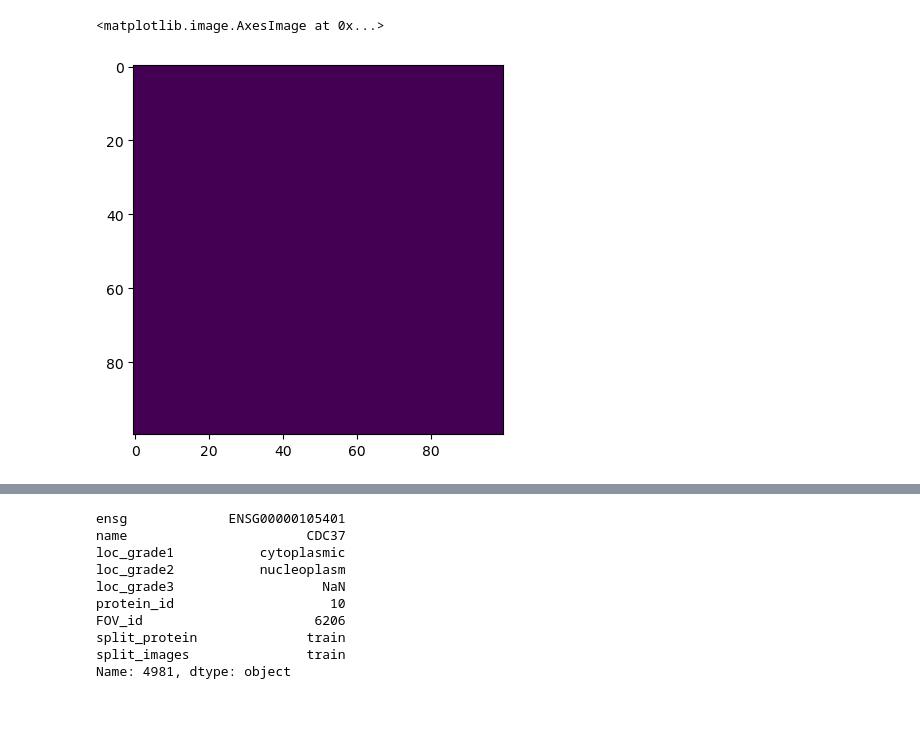
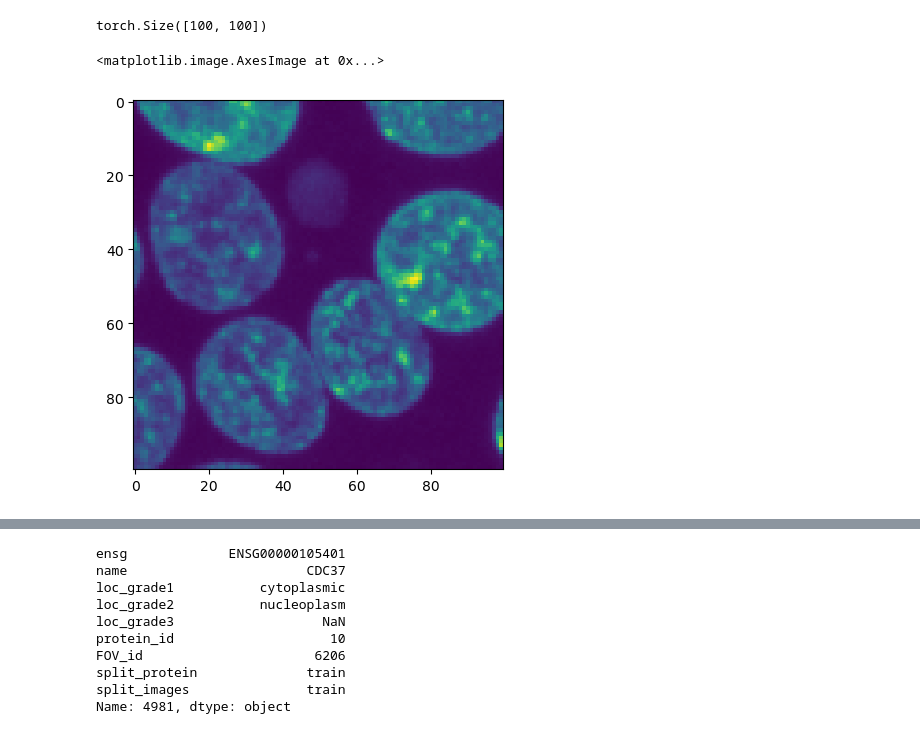
Before and after one commit to sofroniewn/proteoscope, a Jupyter notebook: notebooks/cytoself-2.ipynb, the cells around one changed output, grey strips where cells are left out. Saved outputs shown, nothing was run; the diff lists cells and outputs as text; code cells hidden in the pictures.

```diff
--- a/notebooks/cytoself-2.ipynb
+++ b/notebooks/cytoself-2.ipynb
@@ -89,5 +94,9 @@ plt.imshow(item['nuc'])
+# %%
+item['nuc'].shape
+# %% [output]
+torch.Size([100, 100])
 # %%
-plt.imshow(images[0, :, :, 0])
+plt.imshow(images[4981, :, :, 1])
 # %% [output]
 <matplotlib.image.AxesImage at 0x...>
-[figure, old version]
+[figure, new version]
```
Also changed, not shown: parts of 5 cells of this notebook.
